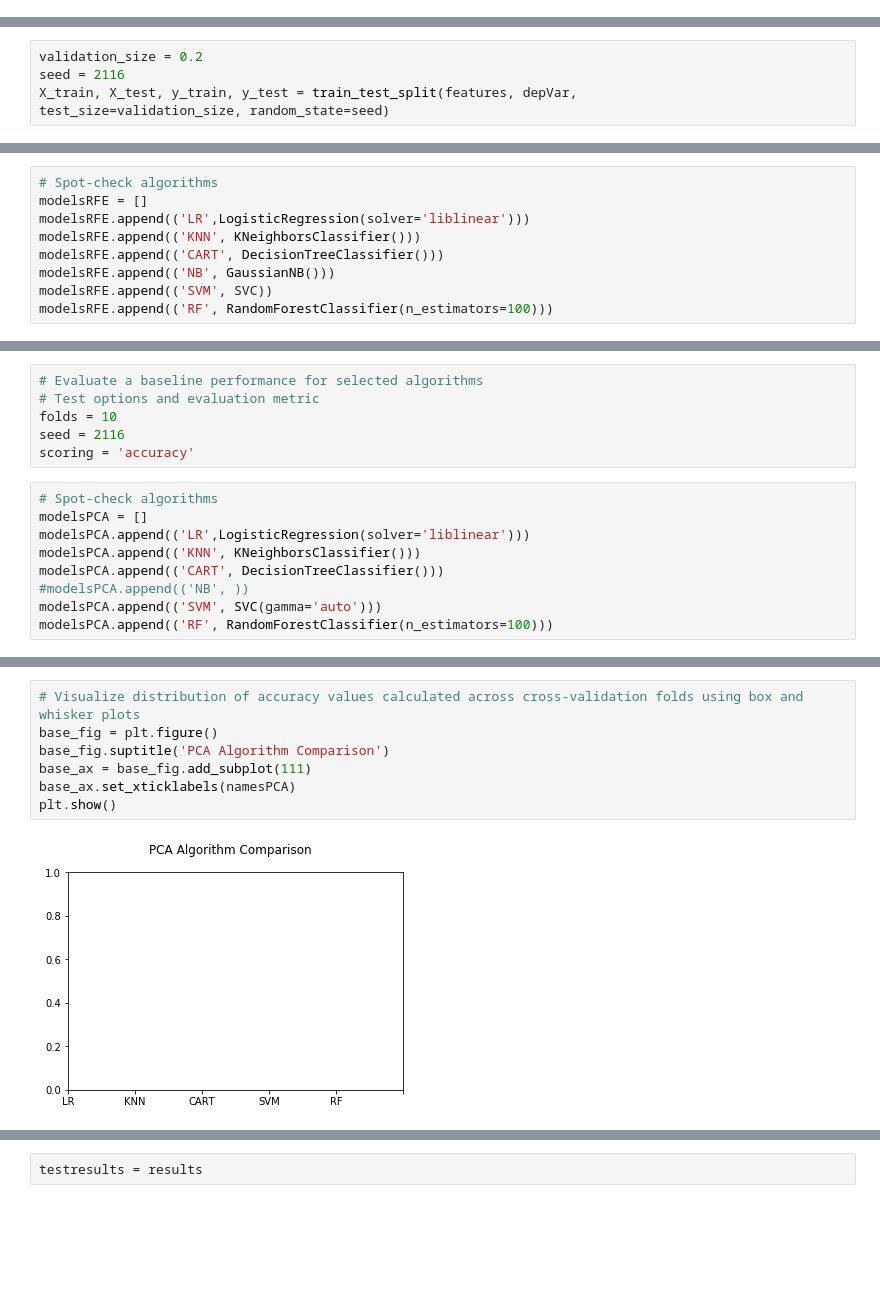
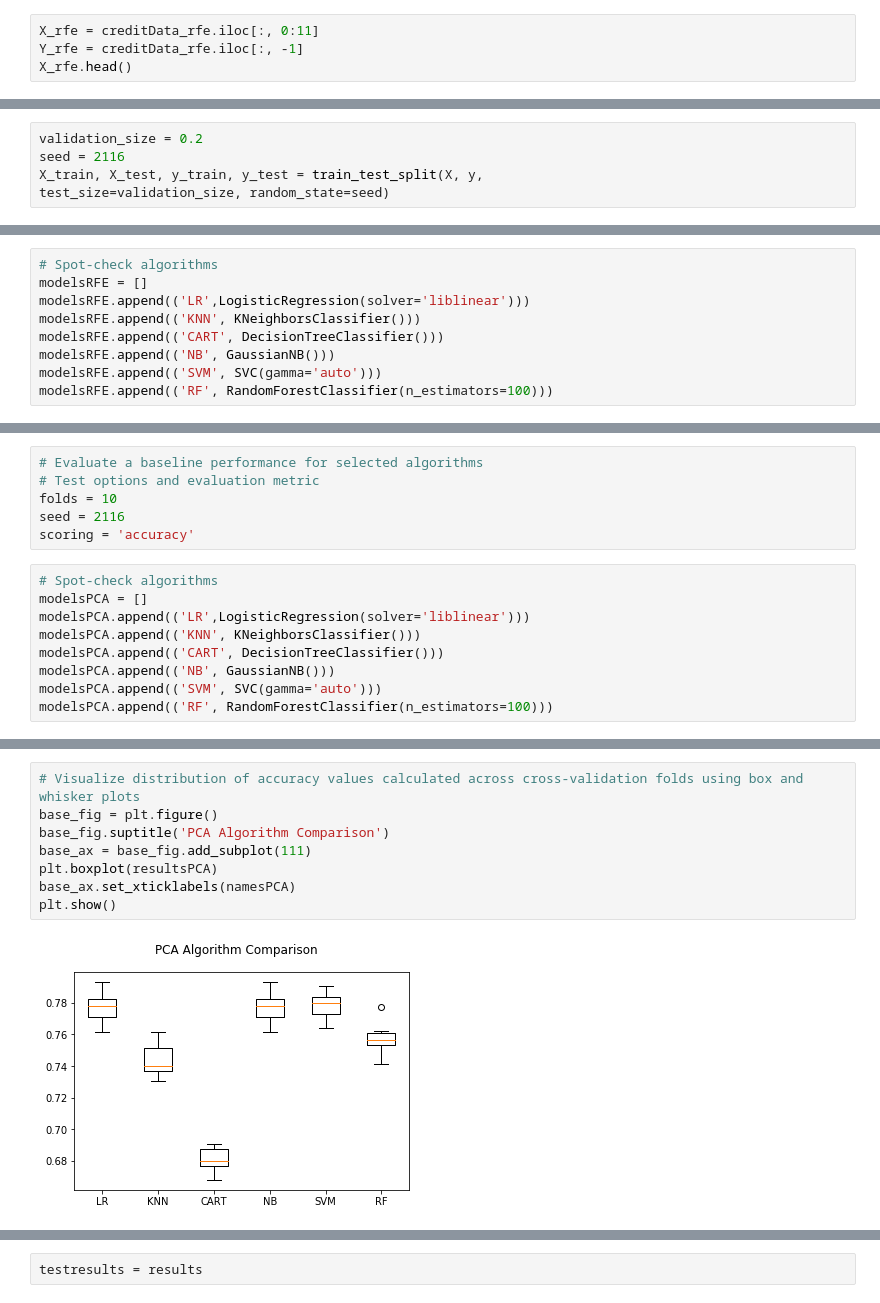
Before and after one commit to tybishop/C5T3, a Jupyter notebook: Credit One - Customer Defaulting.ipynb, the cells around one changed output, grey strips where cells are left out. Saved outputs shown, nothing was run; the diff lists cells and outputs as text; blank space fills up the shorter version.

```diff
--- a/Credit One - Customer Defaulting.ipynb
+++ b/Credit One - Customer Defaulting.ipynb
@@ -425,0 +463,4 @@ creditData_rfe.head()
+# %%
+X_rfe = creditData_rfe.iloc[:, 0:11]
+Y_rfe = creditData_rfe.iloc[:, -1]
+X_rfe.head()
@@ -581,5 +592,5 @@ Categories (2, int64): [0, 1]
 # %%
 validation_size = 0.2
 seed = 2116
-X_train, X_test, y_train, y_test = train_test_split(features, depVar,
+X_train, X_test, y_train, y_test = train_test_split(X, y,
 test_size=validation_size, random_state=seed)
@@ -743,7 +729,7 @@ modelsRFE.append(('LR',LogisticRegression(solver='liblinear')))
 modelsRFE.append(('KNN', KNeighborsClassifier()))
 modelsRFE.append(('CART', DecisionTreeClassifier()))
 modelsRFE.append(('NB', GaussianNB()))
-modelsRFE.append(('SVM', SVC))
+modelsRFE.append(('SVM', SVC(gamma='auto')))
 modelsRFE.append(('RF', RandomForestClassifier(n_estimators=100)))
 # %%
 # Results show mean accuracy values for each algorithm
@@ -813,7 +787,7 @@ modelsPCA = []
 modelsPCA.append(('LR',LogisticRegression(solver='liblinear')))
 modelsPCA.append(('KNN', KNeighborsClassifier()))
 modelsPCA.append(('CART', DecisionTreeClassifier()))
-#modelsPCA.append(('NB', ))
+modelsPCA.append(('NB', GaussianNB()))
 modelsPCA.append(('SVM', SVC(gamma='auto')))
 modelsPCA.append(('RF', RandomForestClassifier(n_estimators=100)))
 # %%
@@ -836,12 +811,13 @@ RF: 0.755208 (0.010239)
 # %%
 # Visualize distribution of accuracy values calculated across cross-validation folds using box and whisker plots
 base_fig = plt.figure()
 base_fig.suptitle('PCA Algorithm Comparison')
 base_ax = base_fig.add_subplot(111)
+plt.boxplot(resultsPCA)
 base_ax.set_xticklabels(namesPCA)
 plt.show()
 # %% [output]
-[figure, old version]
+[figure, new version]
 # %%
 # Create dataframe of all the model accuracy scores
 resultsdf = pd.DataFrame(data=results)
```
Also changed, not shown: parts of 48 cells of this notebook.
